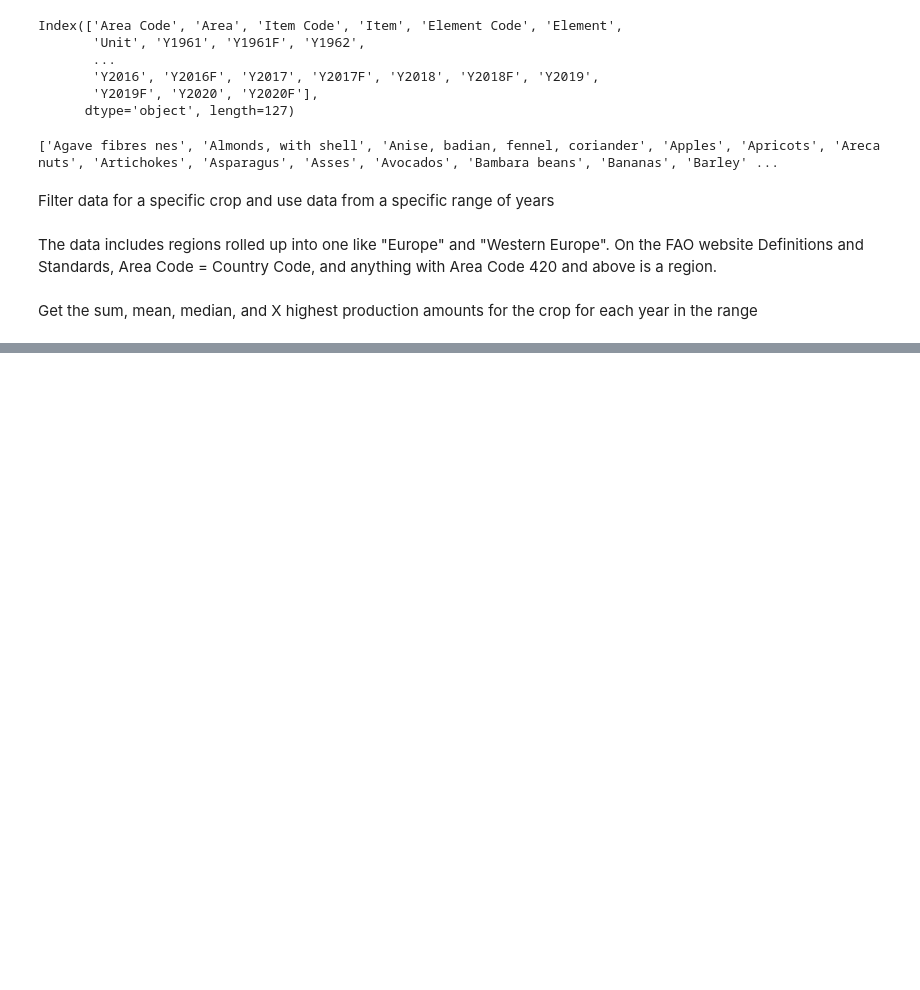
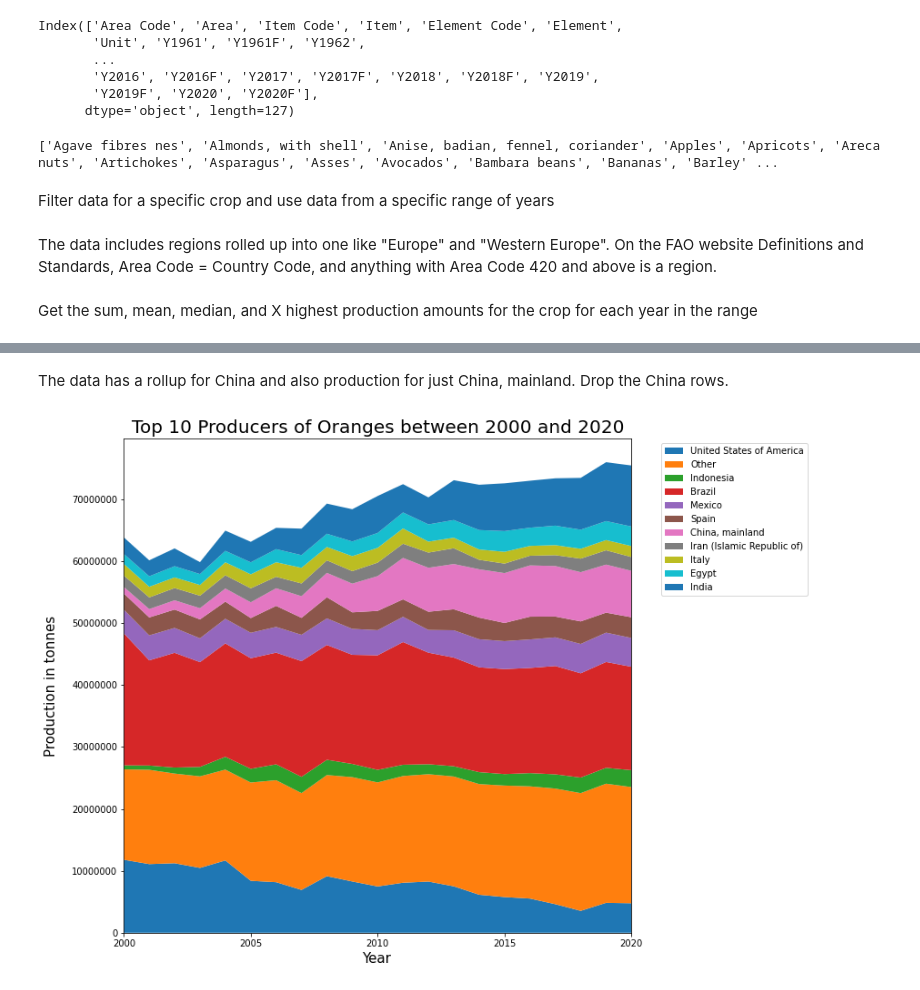
Before and after one commit to polarbearcode/DataAnalysis, a Jupyter notebook: AgricultureData/TopProducers.ipynb, the cells around one changed output, grey strips where cells are left out. Drawn from its saved outputs; the diff is of its cells as text; code cells hidden in the pictures; blank space fills up the shorter version.

```diff
--- a/AgricultureData/TopProducers.ipynb
+++ b/AgricultureData/TopProducers.ipynb
@@ -344,0 +364,8 @@ TypeError: ufunc 'isfinite' not supported for the input types, and the inputs co
+# %% [markdown]
+The data has a rollup for China and also production for just China, mainland. Drop the China rows.
+# %%
+agData = pd.read_csv(pathToData, encoding="latin-1")
+agData = agData.drop(agData[agData["Area"] == "China"].index)
+plotProductionCrop(agData, fruit, year1, year2, 10)
+# %% [output]
+[figure, added]
```
Also changed, not shown: parts of 8 cells of this notebook.
